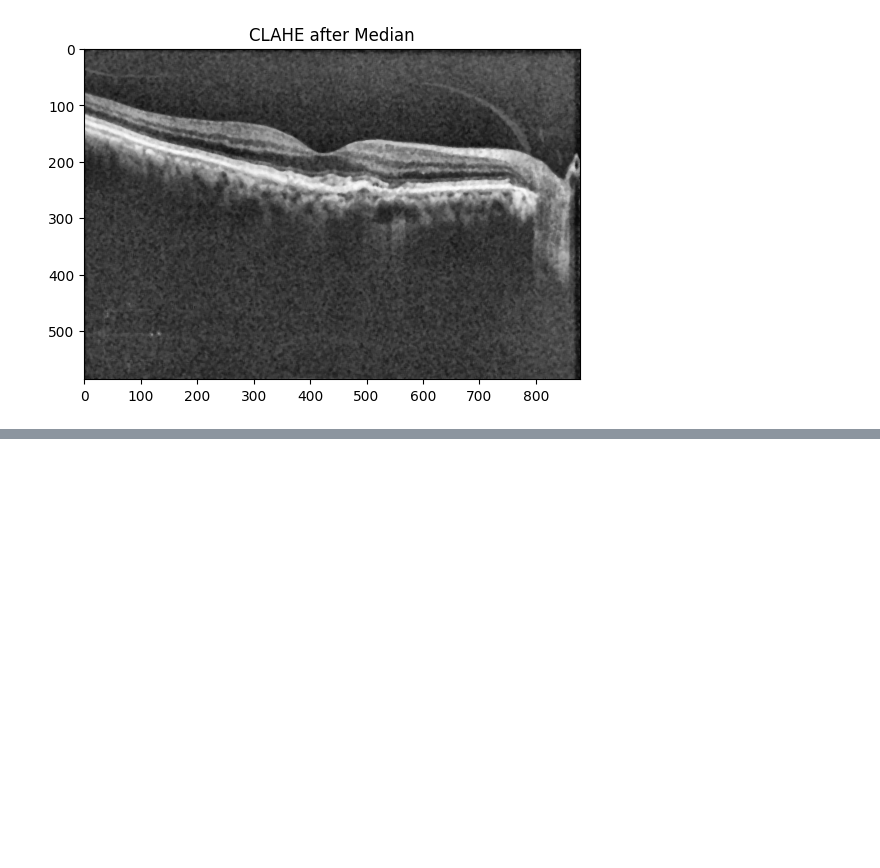
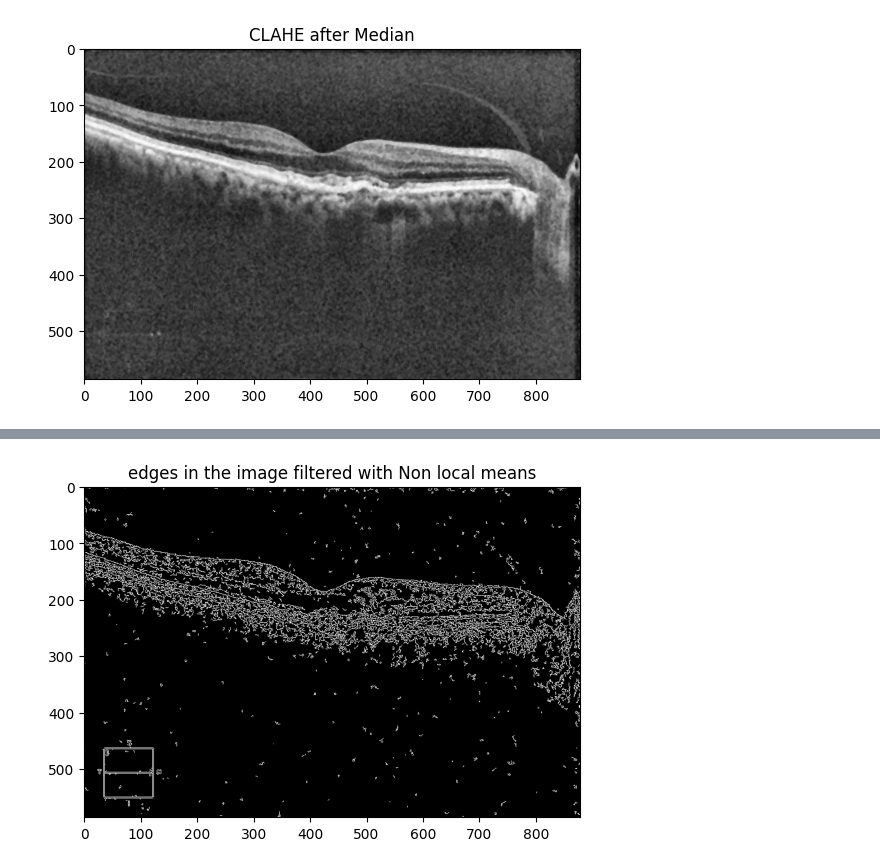
Before and after one commit to KogenNobori/ML-OCT, a Jupyter notebook: Denoising_contrast_enhancement.ipynb, the cells around one changed output, grey strips where cells are left out. Drawn from its saved outputs; the diff is of its cells as text; code cells hidden in the pictures; blank space fills up the shorter version.

```diff
--- a/Denoising_contrast_enhancement.ipynb
+++ b/Denoising_contrast_enhancement.ipynb
@@ -142,0 +155,8 @@ plt.show()
+# %%
+edgeN = cv2.Canny(dst, 100, 200)
+
+plt.imshow(edge, cmap="gray")
+plt.title("edges in the image filtered with Non local means")
+plt.show()
+# %% [output]
+[figure, added]
```
Also changed, not shown: parts of 6 cells of this notebook.
